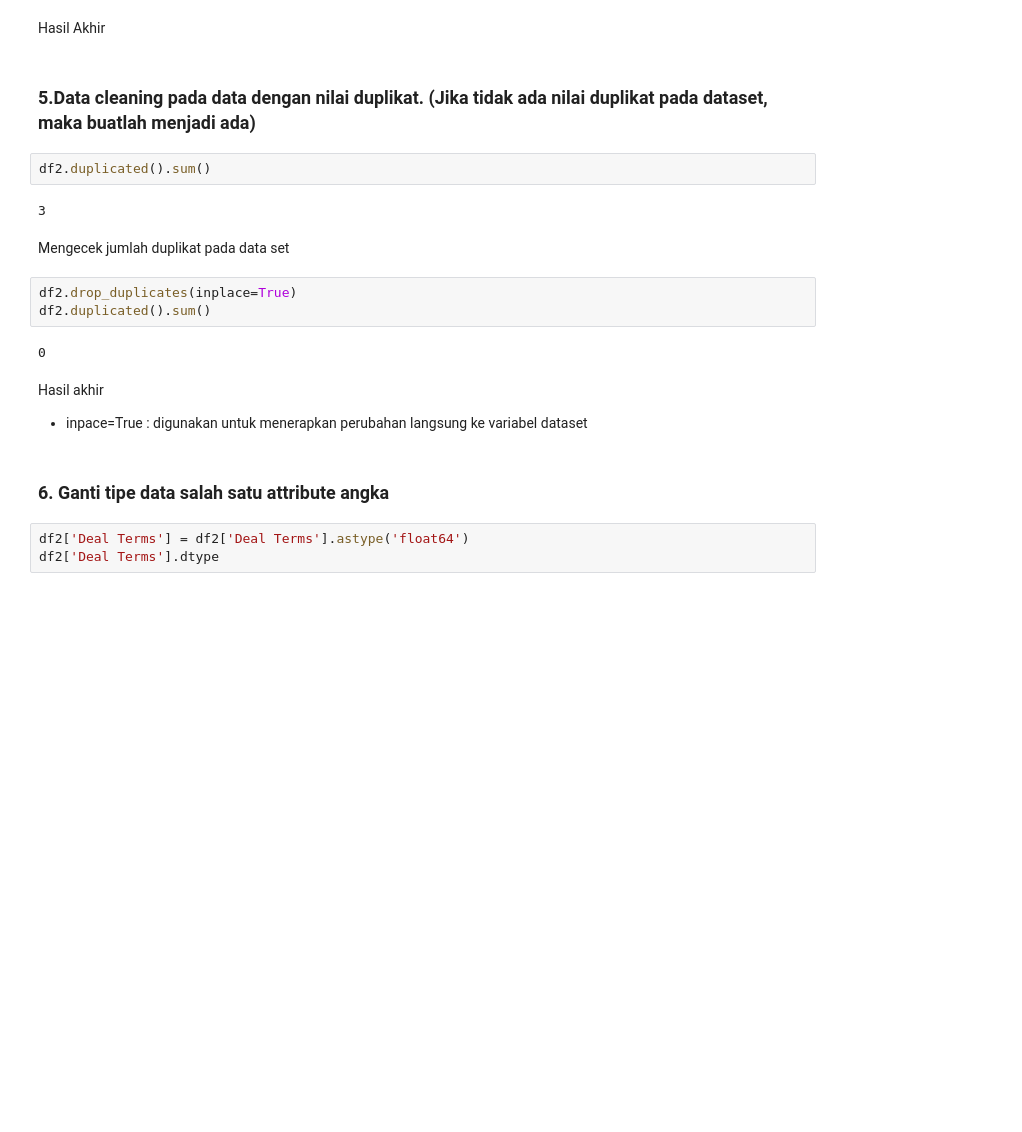
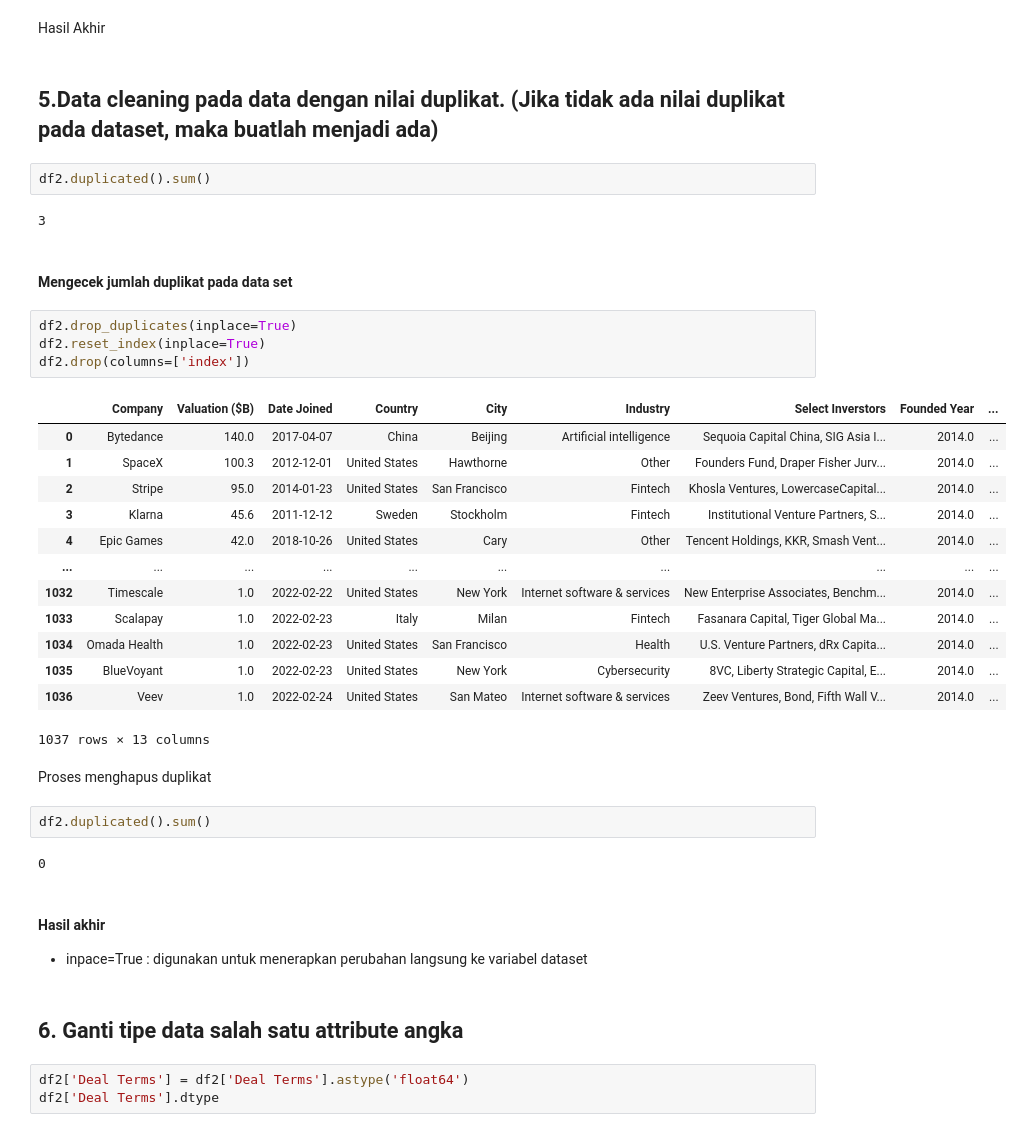
Before and after one commit to bimacahyosaktiutomo/Praktikum_KB, a Jupyter notebook: Praktikum_KB_4/2209106021_BimasaktiCahyoUtomo_POSTTEST4.ipynb, the cells around one changed output. Saved outputs shown, nothing was run; the diff lists cells and outputs as text; blank space fills up the shorter version.

```diff
--- a/Praktikum_KB_4/2209106021_BimasaktiCahyoUtomo_POSTTEST4.ipynb
+++ b/Praktikum_KB_4/2209106021_BimasaktiCahyoUtomo_POSTTEST4.ipynb
@@ -225,23 +225,42 @@ dtype: int64
 # %% [markdown]
 Hasil Akhir
 # %% [markdown]
-### 5.Data cleaning pada data dengan nilai duplikat. (Jika tidak ada nilai duplikat pada dataset, maka buatlah menjadi ada)
+## 5.Data cleaning pada data dengan nilai duplikat. (Jika tidak ada nilai duplikat pada dataset, maka buatlah menjadi ada)
 # %%
 df2.duplicated().sum()
 # %% [output]
 3
 # %% [markdown]
-Mengecek jumlah duplikat pada data set
+#### Mengecek jumlah duplikat pada data set
+# %%
+df2.drop_duplicates(inplace=True)
+df2.reset_index(inplace=True)
+df2.drop(columns=['index'])
+# %% [output]
+|  | Company | Valuation ($B) | Date Joined | Country | City | Industry | Select Inverstors | Founded Year | ... |
+| 0 | Bytedance | 140.0 | 2017-04-07 | China | Beijing | Artificial intelligence | Sequoia Capital China, SIG Asia I... | 2014.0 | ... |
+| 1 | SpaceX | 100.3 | 2012-12-01 | United States | Hawthorne | Other | Founders Fund, Draper Fisher Jurv... | 2014.0 | ... |
+| 2 | Stripe | 95.0 | 2014-01-23 | United States | San Francisco | Fintech | Khosla Ventures, LowercaseCapital... | 2014.0 | ... |
+| 3 | Klarna | 45.6 | 2011-12-12 | Sweden | Stockholm | Fintech | Institutional Venture Partners, S... | 2014.0 | ... |
+| 4 | Epic Games | 42.0 | 2018-10-26 | United States | Cary | Other | Tencent Holdings, KKR, Smash Vent... | 2014.0 | ... |
+| ... | ... | ... | ... | ... | ... | ... | ... | ... | ... |
+| 1032 | Timescale | 1.0 | 2022-02-22 | United States | New York | Internet software & services | New Enterprise Associates, Benchm... | 2014.0 | ... |
+| 1033 | Scalapay | 1.0 | 2022-02-23 | Italy | Milan | Fintech | Fasanara Capital, Tiger Global Ma... | 2014.0 | ... |
+| 1034 | Omada Health | 1.0 | 2022-02-23 | United States | San Francisco | Health | U.S. Venture Partners, dRx Capita... | 2014.0 | ... |
+| 1035 | BlueVoyant | 1.0 | 2022-02-23 | United States | New York | Cybersecurity | 8VC, Liberty Strategic Capital, E... | 2014.0 | ... |
+| 1036 | Veev | 1.0 | 2022-02-24 | United States | San Mateo | Internet software & services | Zeev Ventures, Bond, Fifth Wall V... | 2014.0 | ... |
+1037 rows × 13 columns
+# %% [markdown]
+Proses menghapus duplikat
 # %%
-df2.drop_duplicates(inplace=True)
 df2.duplicated().sum()
 # %% [output]
 0
 # %% [markdown]
-Hasil akhir
+#### Hasil akhir
 - inpace=True : digunakan untuk menerapkan perubahan langsung ke variabel dataset
 # %% [markdown]
-### 6. Ganti tipe data salah satu attribute angka
+## 6. Ganti tipe data salah satu attribute angka
 # %%
 df2['Deal Terms'] = df2['Deal Terms'].astype('float64')
 df2['Deal Terms'].dtype
```
Also changed, not shown: parts of 26 cells of this notebook, 1 other file.
